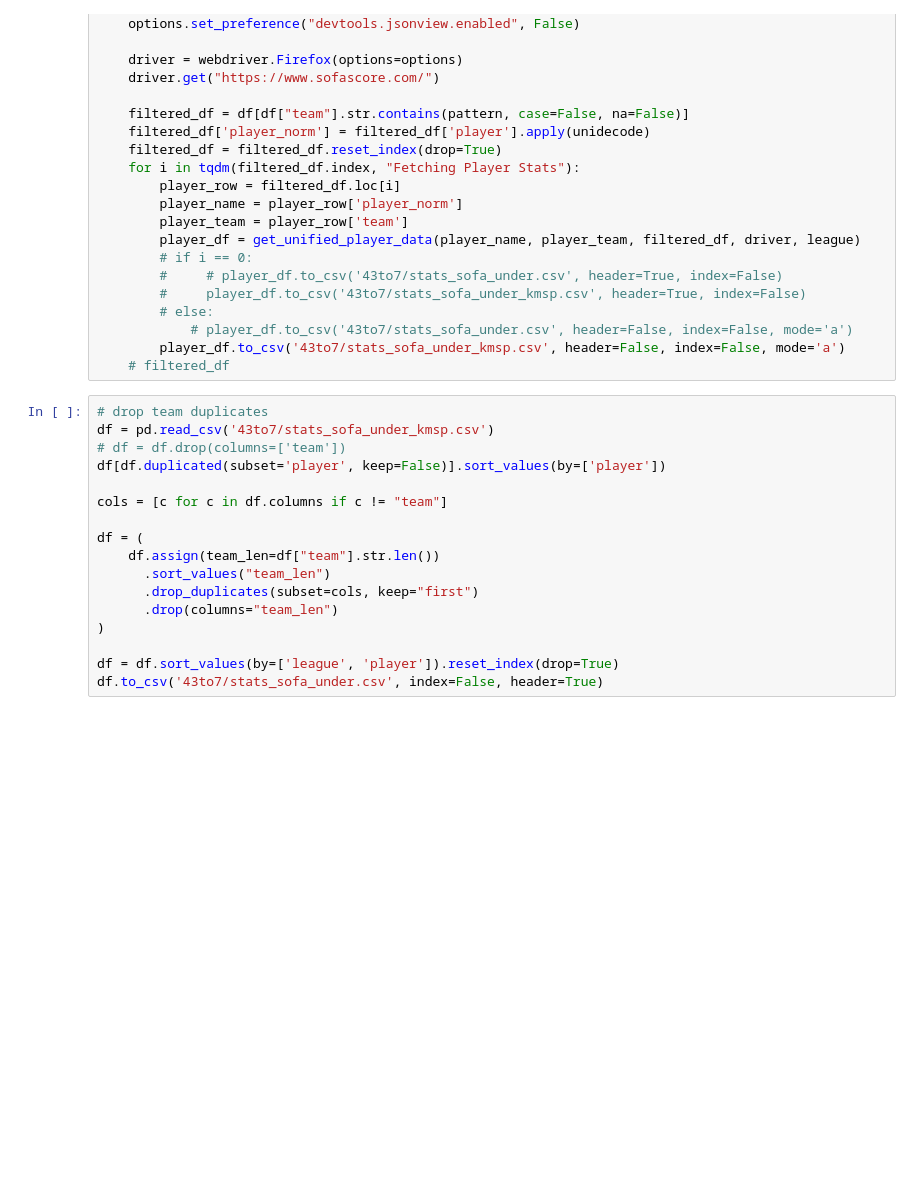
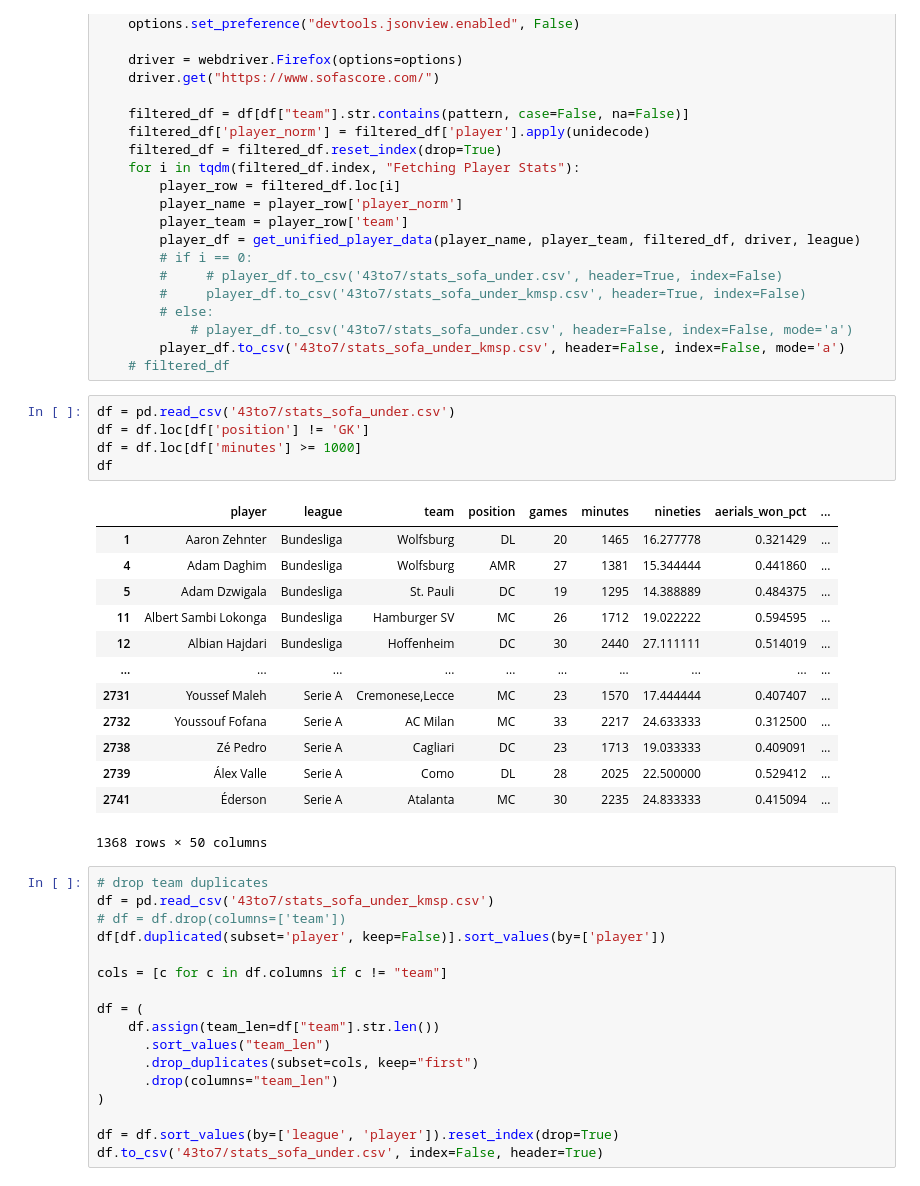
Before and after one commit to capo11/43to7, a Jupyter notebook: 43to7.ipynb, the cells around one changed output. Cells and saved outputs as stored; diff of their text form; blank space fills up the shorter version.

```diff
--- a/43to7.ipynb
+++ b/43to7.ipynb
@@ -499,6 +499,25 @@ def build_stats_sofa_under(league):
             # player_df.to_csv('43to7/stats_sofa_under.csv', header=False, index=False, mode='a')
         player_df.to_csv('43to7/stats_sofa_under_kmsp.csv', header=False, index=False, mode='a')
     # filtered_df
+# %%
+df = pd.read_csv('43to7/stats_sofa_under.csv')
+df = df.loc[df['position'] != 'GK']
+df = df.loc[df['minutes'] >= 1000]
+df
+# %% [output]
+|  | player | league | team | position | games | minutes | nineties | aerials_won_pct | ... |
+| 1 | Aaron Zehnter | Bundesliga | Wolfsburg | DL | 20 | 1465 | 16.277778 | 0.321429 | ... |
+| 4 | Adam Daghim | Bundesliga | Wolfsburg | AMR | 27 | 1381 | 15.344444 | 0.441860 | ... |
+| 5 | Adam Dzwigala | Bundesliga | St. Pauli | DC | 19 | 1295 | 14.388889 | 0.484375 | ... |
+| 11 | Albert Sambi Lokonga | Bundesliga | Hamburger SV | MC | 26 | 1712 | 19.022222 | 0.594595 | ... |
+| 12 | Albian Hajdari | Bundesliga | Hoffenheim | DC | 30 | 2440 | 27.111111 | 0.514019 | ... |
+| ... | ... | ... | ... | ... | ... | ... | ... | ... | ... |
+| 2731 | Youssef Maleh | Serie A | Cremonese,Lecce | MC | 23 | 1570 | 17.444444 | 0.407407 | ... |
+| 2732 | Youssouf Fofana | Serie A | AC Milan | MC | 33 | 2217 | 24.633333 | 0.312500 | ... |
+| 2738 | Zé Pedro | Serie A | Cagliari | DC | 23 | 1713 | 19.033333 | 0.409091 | ... |
+| 2739 | Álex Valle | Serie A | Como | DL | 28 | 2025 | 22.500000 | 0.529412 | ... |
+| 2741 | Éderson | Serie A | Atalanta | MC | 30 | 2235 | 24.833333 | 0.415094 | ... |
+1368 rows × 50 columns
 # %%
 # drop team duplicates
 df = pd.read_csv('43to7/stats_sofa_under_kmsp.csv')
```
Also changed, not shown: parts of 1 cell of this notebook, 1 other file.
